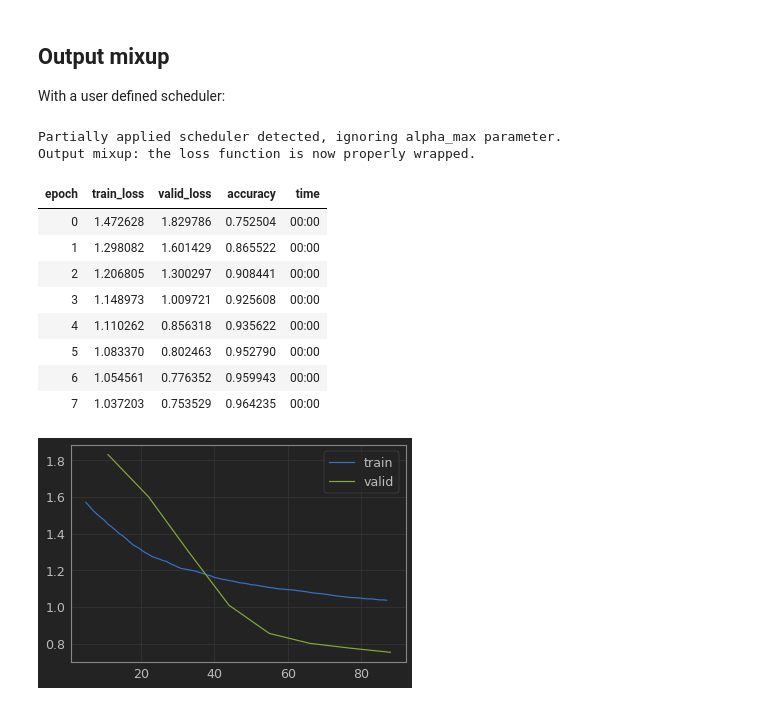
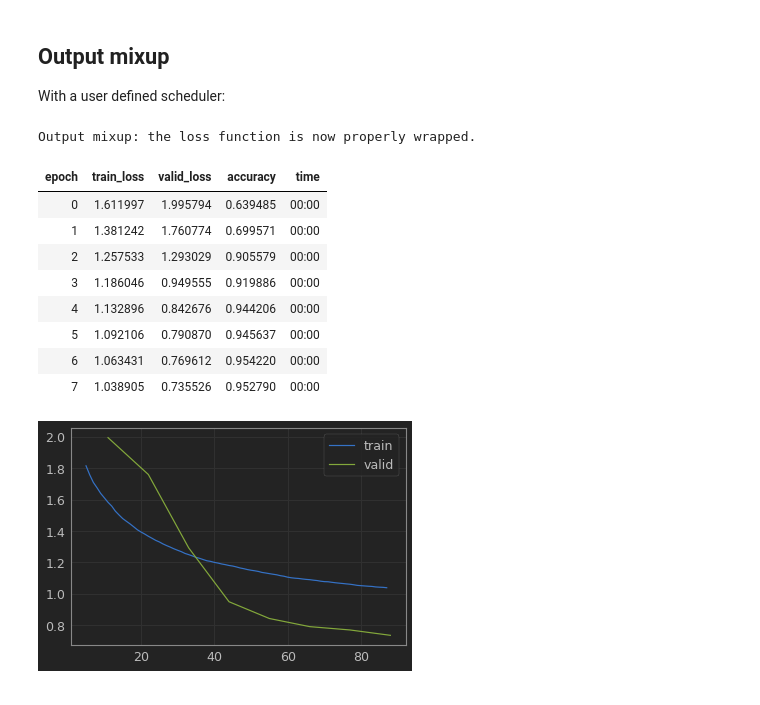
Before and after one commit to nestordemeure/ManifoldMixupV2, a Jupyter notebook: Demo.ipynb, the cells around one changed output. Saved outputs shown, nothing was run; the diff lists cells and outputs as text; code cells hidden in the pictures.

```diff
--- a/Demo.ipynb
+++ b/Demo.ipynb
@@ -126,19 +126,18 @@ Manifold mixup: no known network structure detected, 8 modules will be used for
 With a user defined scheduler:
 # %%
 model = simple_cnn()
-learn = Learner(databunch, model, metrics=accuracy, cbs=DynamicOutputMixup(scheduler=SchedCos(0.,0.6)))
+learn = Learner(databunch, model, metrics=accuracy, cbs=DynamicOutputMixup(scheduler=SchedLin, alpha_min=0., alpha_max=0.6))
 learn.fit(8)
 learn.recorder.plot_loss()
 # %% [output]
-Partially applied scheduler detected, ignoring alpha_max parameter.
 Output mixup: the loss function is now properly wrapped.
 | epoch | train_loss | valid_loss | accuracy | time |
-| 0 | 1.472628 | 1.829786 | 0.752504 | 00:00 |
-| 1 | 1.298082 | 1.601429 | 0.865522 | 00:00 |
-| 2 | 1.206805 | 1.300297 | 0.908441 | 00:00 |
-| 3 | 1.148973 | 1.009721 | 0.925608 | 00:00 |
-| 4 | 1.110262 | 0.856318 | 0.935622 | 00:00 |
-| 5 | 1.083370 | 0.802463 | 0.952790 | 00:00 |
-| 6 | 1.054561 | 0.776352 | 0.959943 | 00:00 |
-| 7 | 1.037203 | 0.753529 | 0.964235 | 00:00 |
+| 0 | 1.611997 | 1.995794 | 0.639485 | 00:00 |
+| 1 | 1.381242 | 1.760774 | 0.699571 | 00:00 |
+| 2 | 1.257533 | 1.293029 | 0.905579 | 00:00 |
+| 3 | 1.186046 | 0.949555 | 0.919886 | 00:00 |
+| 4 | 1.132896 | 0.842676 | 0.944206 | 00:00 |
+| 5 | 1.092106 | 0.790870 | 0.945637 | 00:00 |
+| 6 | 1.063431 | 0.769612 | 0.954220 | 00:00 |
+| 7 | 1.038905 | 0.735526 | 0.952790 | 00:00 |
-[figure, old version]
+[figure, new version]
```
Also changed, not shown: parts of 5 cells of this notebook, 3 other files.
